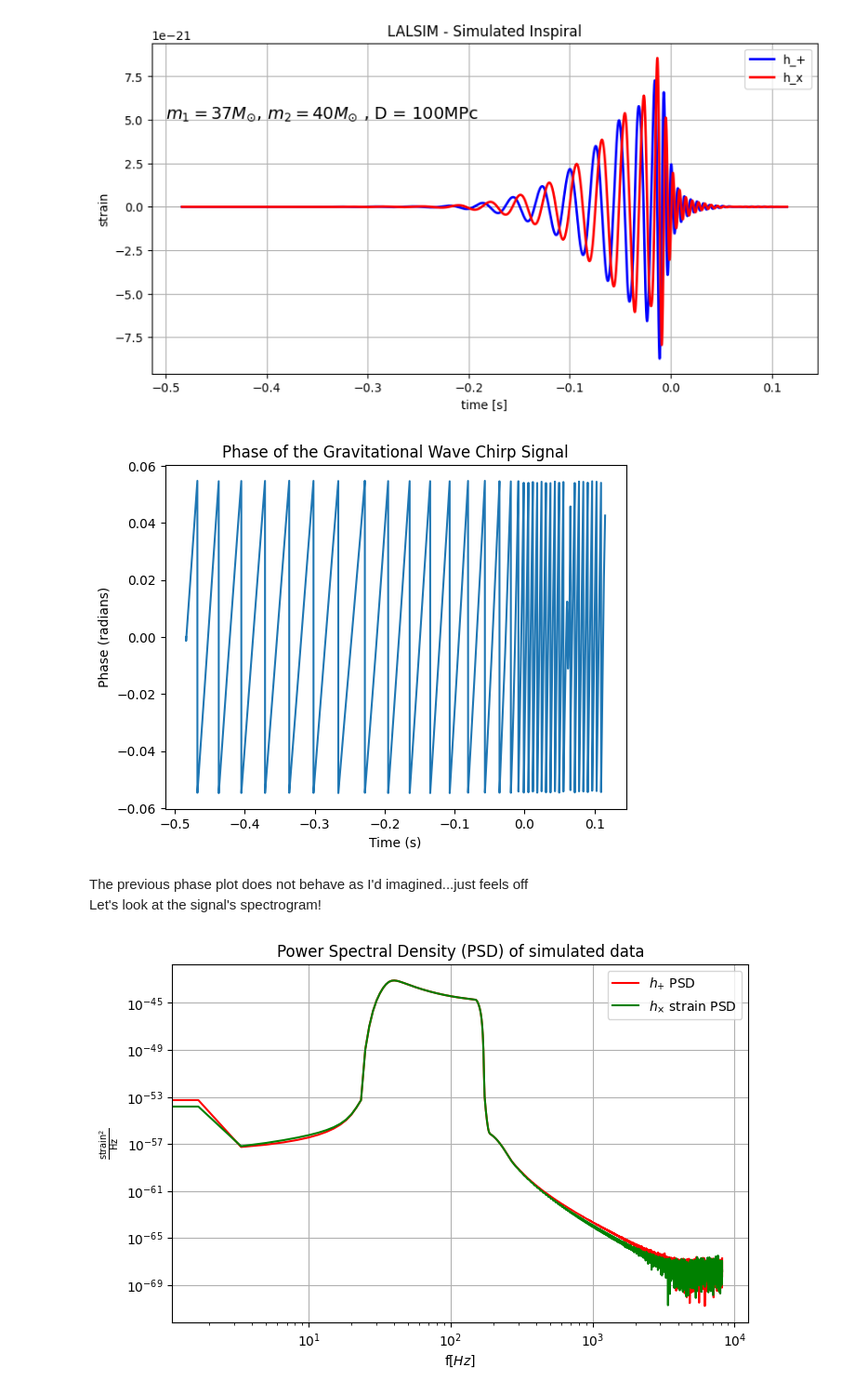
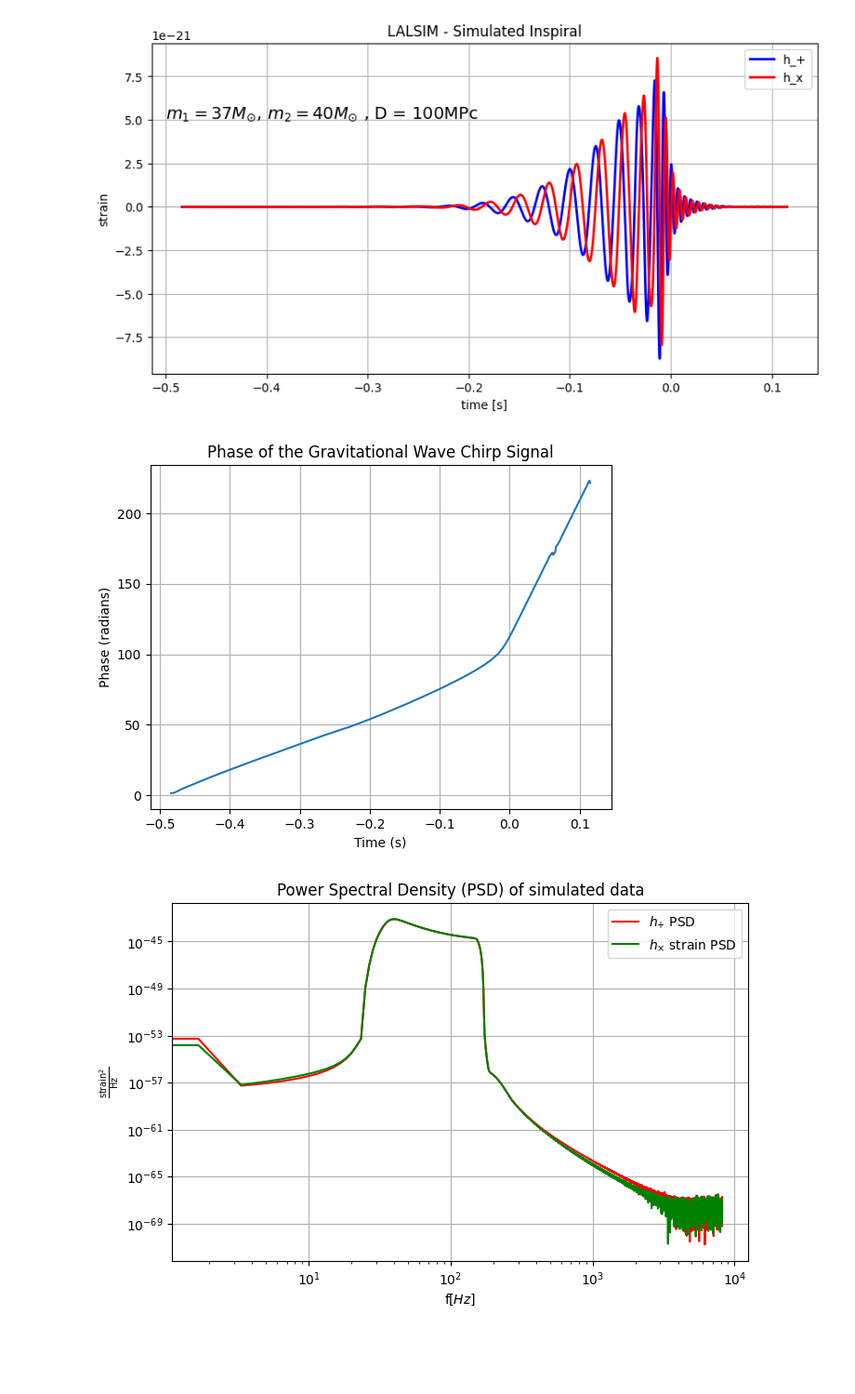
Before and after one commit to Richardforphys/AstroStatistics, a Jupyter notebook: AML/Notebooks/Others/GWs.ipynb, the cells around one changed output. Shown at 93% size. Drawn from its saved outputs; the diff is of its cells as text; code cells hidden in the pictures; blank space fills up the shorter version.

```diff
--- a/AML/Notebooks/Others/GWs.ipynb
+++ b/AML/Notebooks/Others/GWs.ipynb
@@ -178,17 +178,18 @@ plt.legend()
 <matplotlib.legend.Legend at 0x...>
 [figure]
 # %%
-phase = -np.unwrap(np.deg2rad(data['phase']))
-plt.plot(data['time'], phase)
+from scipy.signal import hilbert
+
+# Compute analytic signal using Hilbert Transform
+analytic_signal = hilbert(data['h_+'])
+instantaneous_phase = np.unwrap(np.angle(analytic_signal))  # Unwrap phase
+plt.plot(data['time'], instantaneous_phase)
 plt.title('Phase of the Gravitational Wave Chirp Signal')
 plt.xlabel('Time (s)')
 plt.ylabel('Phase (radians)')
-plt.show()
+plt.grid()
 # %% [output]
-[figure, old version]
+[figure, new version]
-# %% [markdown]
-The previous phase plot does not behave as I'd imagined...just feels off\
-Let's look at the signal's spectrogram!
 # %%
 from scipy.interpolate import interp1d
 # %%
```
Also changed, not shown: 1 other file.
